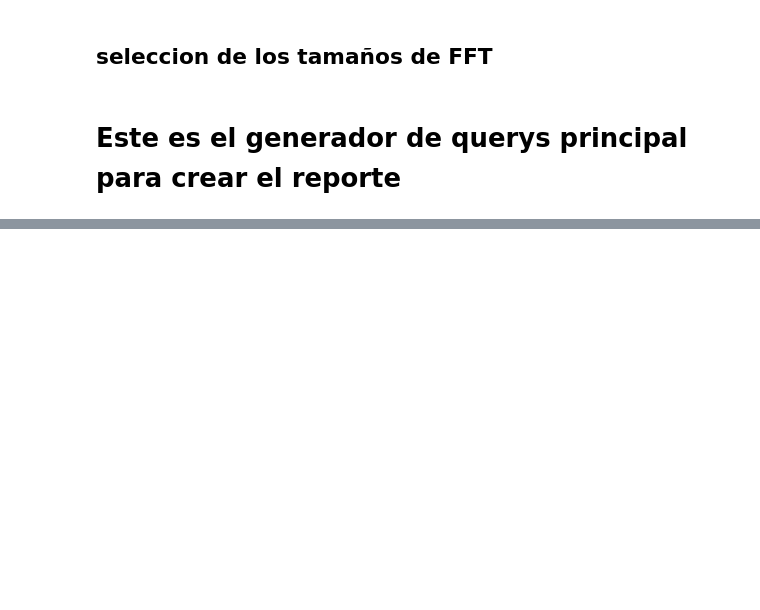
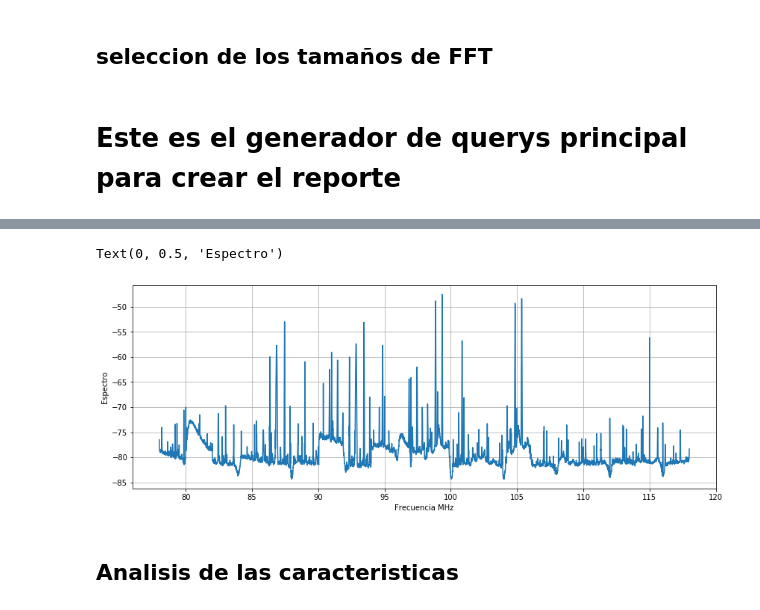
Before and after one commit to Narenman/CentroTIC, a Jupyter notebook: Modulos_aplicaciones/radioastronomia/subsistema_RFI/query_espectro.ipynb, the cells around one changed output, grey strips where cells are left out. Cells and saved outputs as stored; diff of their text form; code cells hidden in the pictures; blank space fills up the shorter version.

```diff
--- a/Modulos_aplicaciones/radioastronomia/subsistema_RFI/query_espectro.ipynb
+++ b/Modulos_aplicaciones/radioastronomia/subsistema_RFI/query_espectro.ipynb
@@ -159,0 +141,3 @@ conn.close()
+# %%
+df.info()
+f = numpy.linspace(78, 118, len(y))
@@ -159,0 +160,11 @@ conn.close()
+# %%
+plt.figure(figsize=(14,5))
+plt.plot(f, y)
+plt.grid(True)
+plt.xlabel("Frecuencia MHz")
+plt.ylabel("Espectro")
+# %% [output]
+Text(0, 0.5, 'Espectro')
+[figure, added]
+# %% [markdown]
+## Analisis de las caracteristicas
```
Also changed, not shown: parts of 25 cells of this notebook, 33 other files.
